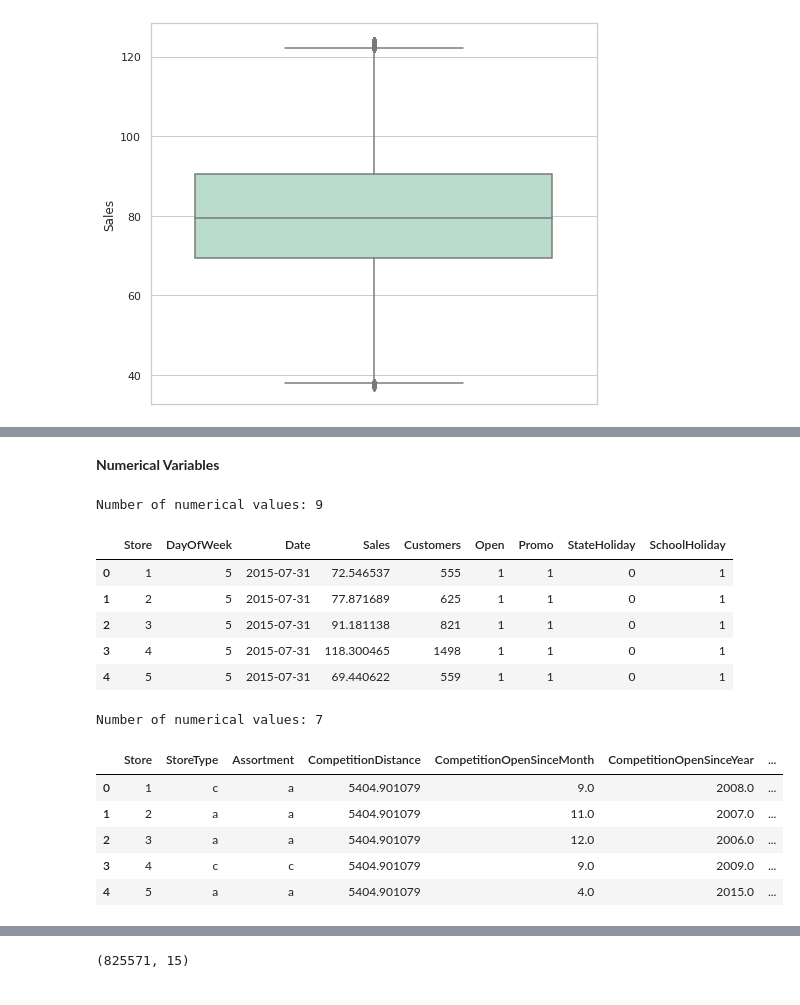
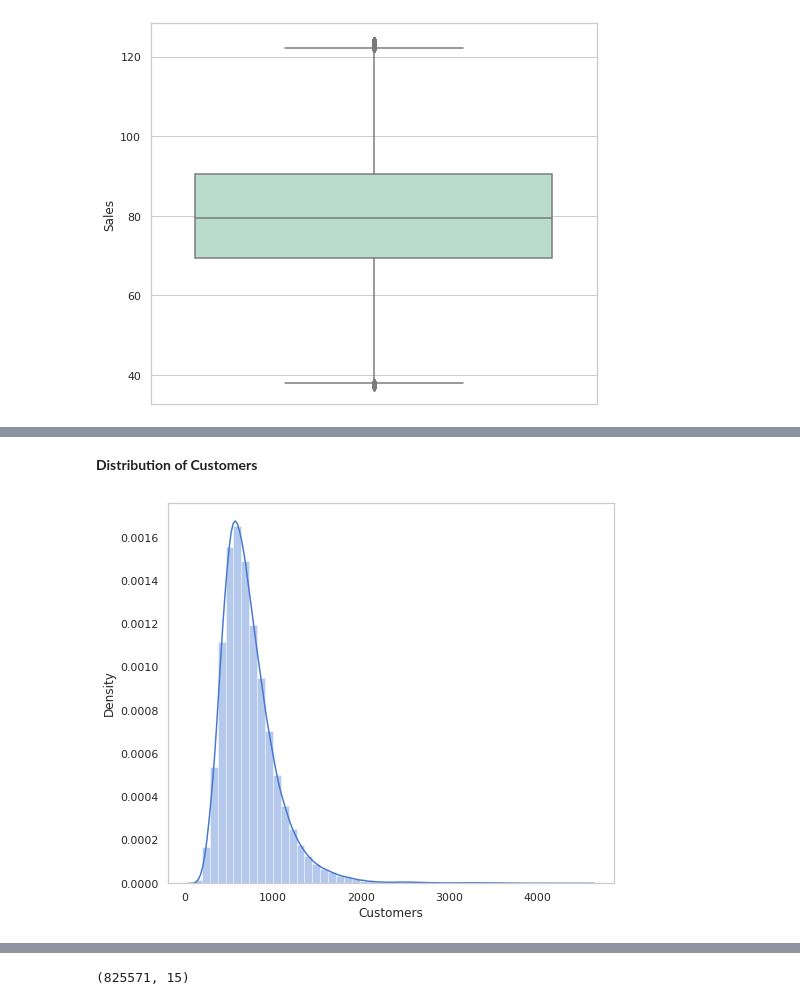
Before and after one commit to aditi10998/Rossmann_sales_prediction, a Jupyter notebook: Copy_of_Rossmann_Sales_Prediction_Capstone_Project.ipynb, the cells around one changed output, grey strips where cells are left out. Drawn from its saved outputs; the diff is of its cells as text; code cells hidden in the pictures.

```diff
--- a/Copy_of_Rossmann_Sales_Prediction_Capstone_Project.ipynb
+++ b/Copy_of_Rossmann_Sales_Prediction_Capstone_Project.ipynb
@@ -367,30 +411,8 @@ Rossmann_Stores_df.head()
-# %% [markdown]
-**Numerical Variables**
-# %%
-#To display total number of numerical values in the data
-numerical_features=[feature for feature in Rossmann_Stores_df.columns if Rossmann_Stores_df[feature].dtypes!=0]
-print('Number of numerical values:',len(numerical_features))
-
-Rossmann_Stores_df[numerical_features].head()
-# %% [output]
-Number of numerical values: 9
-|  | Store | DayOfWeek | Date | Sales | Customers | Open | Promo | StateHoliday | SchoolHoliday |
-| 0 | 1 | 5 | 2015-07-31 | 72.546537 | 555 | 1 | 1 | 0 | 1 |
-| 1 | 2 | 5 | 2015-07-31 | 77.871689 | 625 | 1 | 1 | 0 | 1 |
-| 2 | 3 | 5 | 2015-07-31 | 91.181138 | 821 | 1 | 1 | 0 | 1 |
-| 3 | 4 | 5 | 2015-07-31 | 118.300465 | 1498 | 1 | 1 | 0 | 1 |
-| 4 | 5 | 5 | 2015-07-31 | 69.440622 | 559 | 1 | 1 | 0 | 1 |
-# %%
-#For Columns
-numerical_features=[feature for feature in Store_df.columns if Store_df[feature].dtypes!=0]
-print('Number of numerical values:',len(numerical_features))
-
-Store_df[numerical_features].head()
-# %% [output]
-Number of numerical values: 7
-|  | Store | StoreType | Assortment | CompetitionDistance | CompetitionOpenSinceMonth | CompetitionOpenSinceYear | ... |
-| 0 | 1 | c | a | 5404.901079 | 9.0 | 2008.0 | ... |
-| 1 | 2 | a | a | 5404.901079 | 11.0 | 2007.0 | ... |
-| 2 | 3 | a | a | 5404.901079 | 12.0 | 2006.0 | ... |
-| 3 | 4 | c | c | 5404.901079 | 9.0 | 2009.0 | ... |
-| 4 | 5 | a | a | 5404.901079 | 4.0 | 2015.0 | ... |
+# %% [markdown]
+**Distribution of Customers**
+# %%
+sns.set_theme(rc={'figure.figsize': (8,7)},style='whitegrid',palette='muted')
+ax = sns.distplot(Rossmann_Stores_df['Customers'])
+ax.grid(False)
+# %% [output]
+[figure, added]
```
Also changed, not shown: parts of 97 cells of this notebook.
